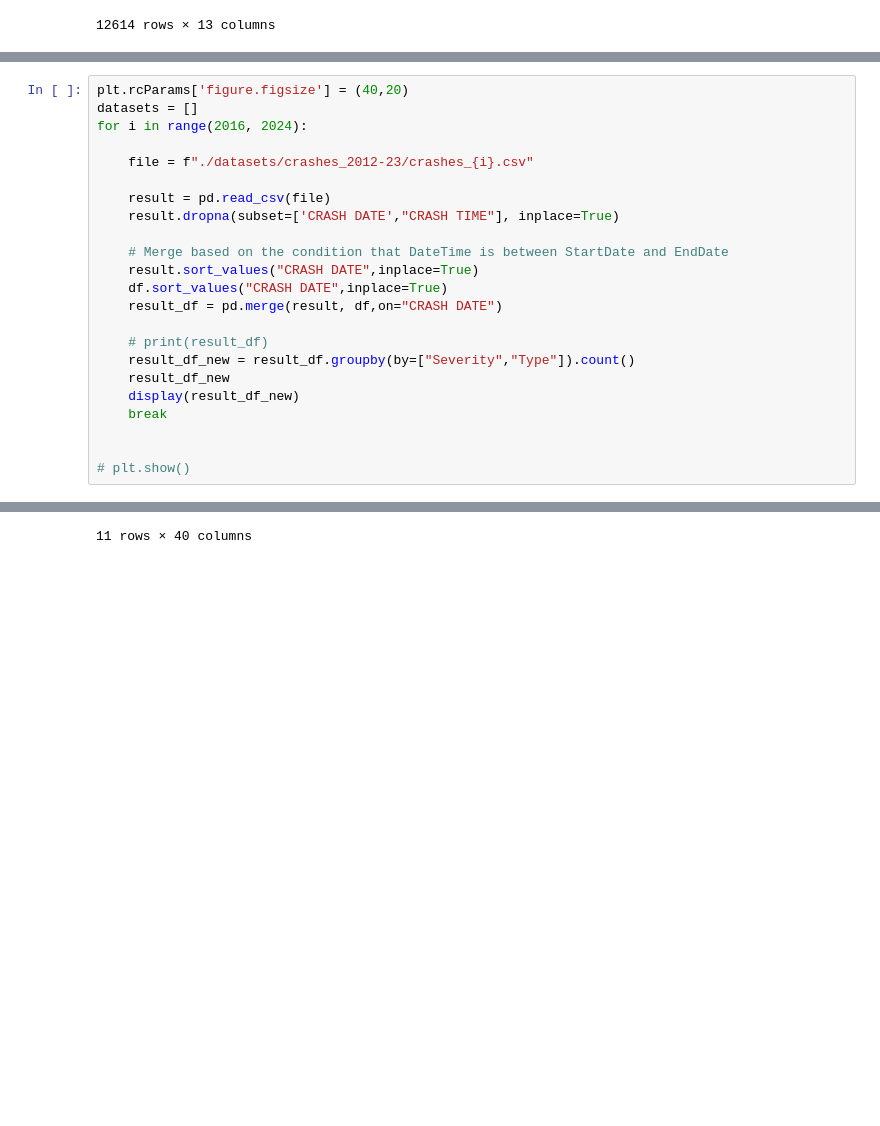
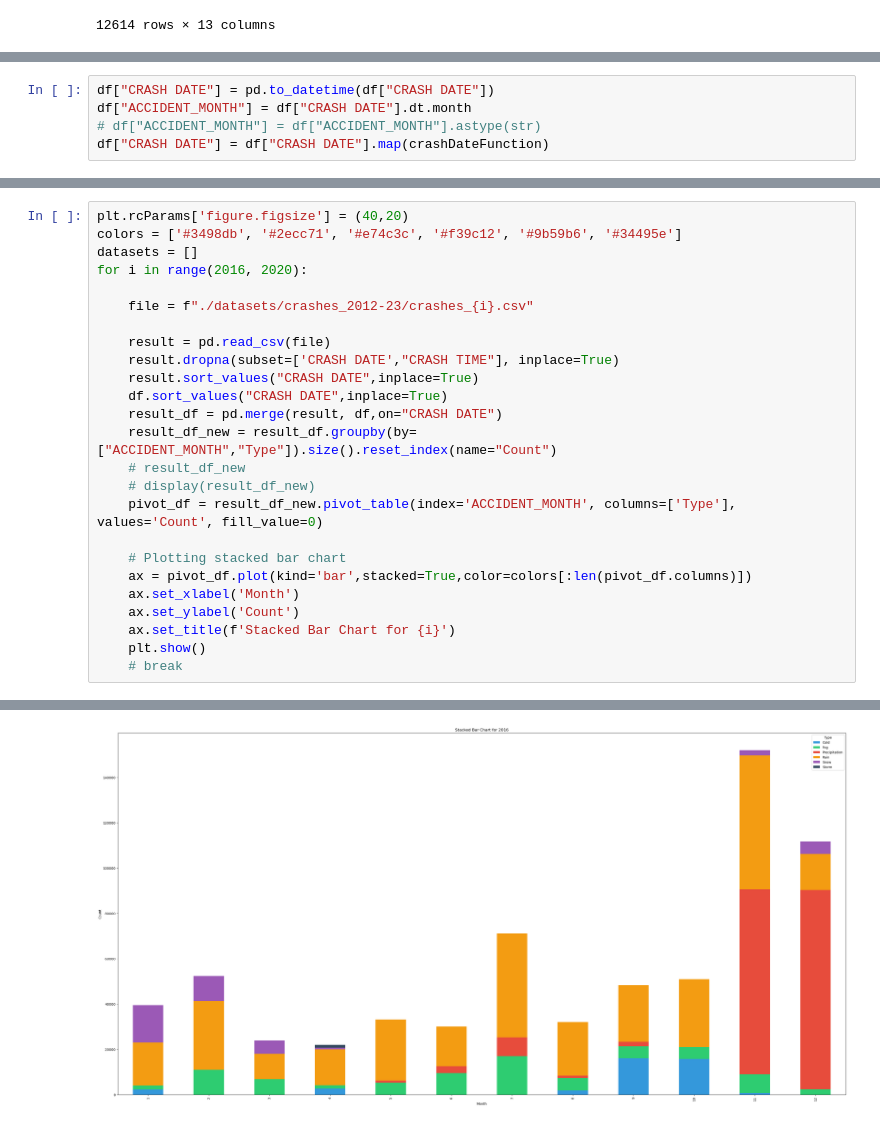
Before and after one commit to SSS-192858/VisualAnalytics, a Jupyter notebook: vehicle_month.ipynb, the cells around one changed output, grey strips where cells are left out. Drawn from its saved outputs; the diff is of its cells as text; blank space fills up the shorter version.

Commit message:
Markdown Started

```diff
--- a/vehicle_month.ipynb
+++ b/vehicle_month.ipynb
@@ -64,0 +51,5 @@ df
+# %%
+df["CRASH DATE"] = pd.to_datetime(df["CRASH DATE"])
+df["ACCIDENT_MONTH"] = df["CRASH DATE"].dt.month
+# df["ACCIDENT_MONTH"] = df["ACCIDENT_MONTH"].astype(str)
+df["CRASH DATE"] = df["CRASH DATE"].map(crashDateFunction)
@@ -65,24 +65,26 @@ df
 # %%
 plt.rcParams['figure.figsize'] = (40,20)
+colors = ['#3498db', '#2ecc71', '#e74c3c', '#f39c12', '#9b59b6', '#34495e']
 datasets = []
-for i in range(2016, 2024):
+for i in range(2016, 2020):
 
     file = f"./datasets/crashes_2012-23/crashes_{i}.csv"
 
     result = pd.read_csv(file)
     result.dropna(subset=['CRASH DATE',"CRASH TIME"], inplace=True)
-
-    # Merge based on the condition that DateTime is between StartDate and EndDate
     result.sort_values("CRASH DATE",inplace=True)
     df.sort_values("CRASH DATE",inplace=True)
     result_df = pd.merge(result, df,on="CRASH DATE")
+    result_df_new = result_df.groupby(by=["ACCIDENT_MONTH","Type"]).size().reset_index(name="Count")
+    # result_df_new
+    # display(result_df_new)
+    pivot_df = result_df_new.pivot_table(index='ACCIDENT_MONTH', columns=['Type'], values='Count', fill_value=0)
 
-    # print(result_df)
-    result_df_new = result_df.groupby(by=["Severity","Type"]).count()
-    result_df_new
-    display(result_df_new)
-    break
-
-
-# plt.show()
+    # Plotting stacked bar chart
+    ax = pivot_df.plot(kind='bar',stacked=True,color=colors[:len(pivot_df.columns)])
+    ax.set_xlabel('Month')
+    ax.set_ylabel('Count')
+    ax.set_title(f'Stacked Bar Chart for {i}')
+    plt.show()
+    # break
 # %% [output]
@@ -102 +91 @@ for i in range(2016, 2024):
-11 rows × 40 columns
+[figure, added]
```
Also changed, not shown: parts of 10 cells of this notebook, 1 other file.
